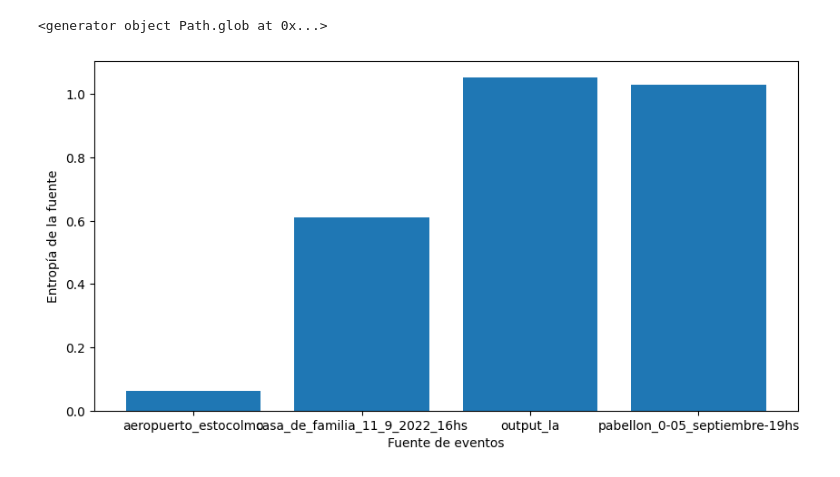
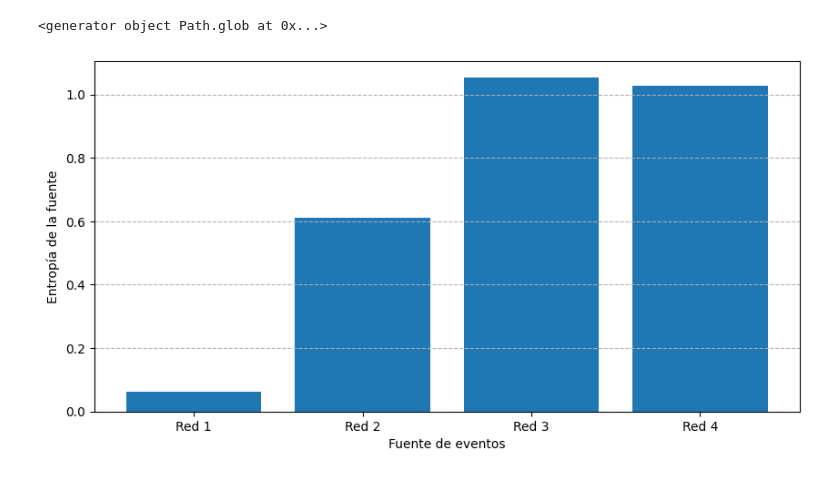
Before and after one commit to pdbruno/redes-tp1, a Jupyter notebook: experimentacion.ipynb, the cells around one changed output. Cells and saved outputs as stored; diff of their text form; code cells hidden in the pictures.

```diff
--- a/experimentacion.ipynb
+++ b/experimentacion.ipynb
@@ -98,14 +98,16 @@ None
 # %%
 print(files)
 fig = plt.figure(figsize = (10, 5))
 
 # creating the bar plot
-plt.bar(filenames, entropias)
-
+names = ["Red 1", "Red 2", "Red 3", "Red 4"]
+entropias_ordenado = [entropias[3]] + entropias[:3]
+plt.bar(names, entropias_ordenado)
+plt.grid(axis="y", linestyle="--")
 plt.xlabel("Fuente de eventos")
 plt.ylabel("Entropía de la fuente")
 #plt.title("Students enrolled in different courses")
-plt.show()
+plt.savefig(f"graficos/entropias", bbox_inches="tight")
 # %% [output]
 <generator object Path.glob at 0x...>
-[figure, old version]
+[figure, new version]
```
Also changed, not shown: parts of 2 cells of this notebook.
